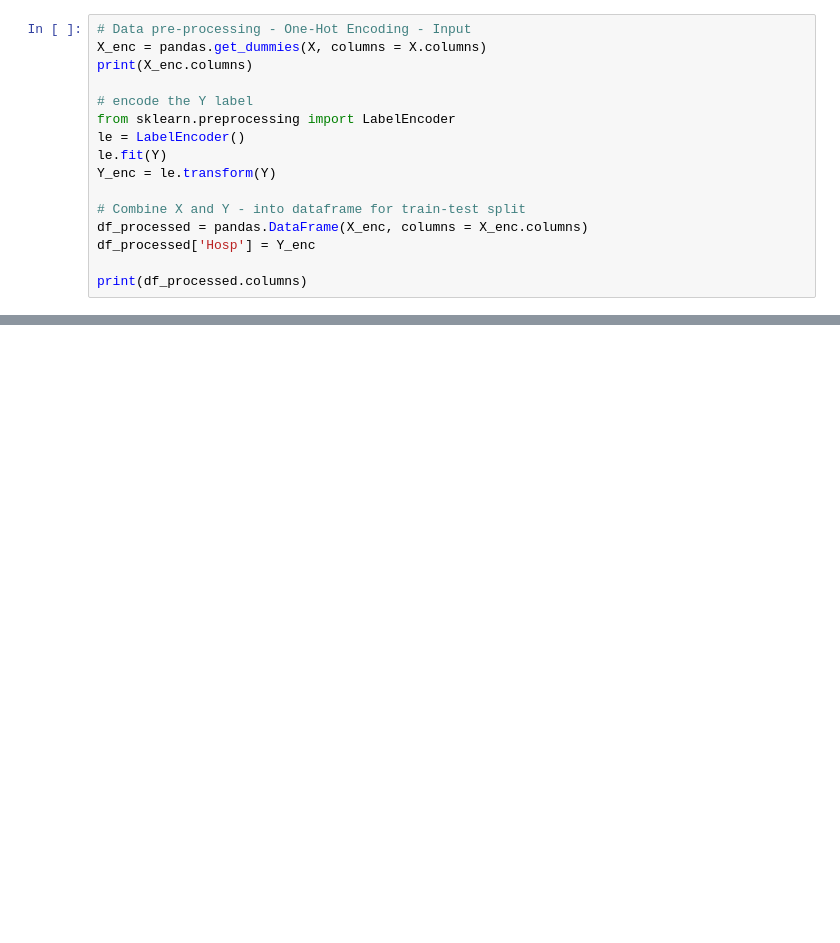
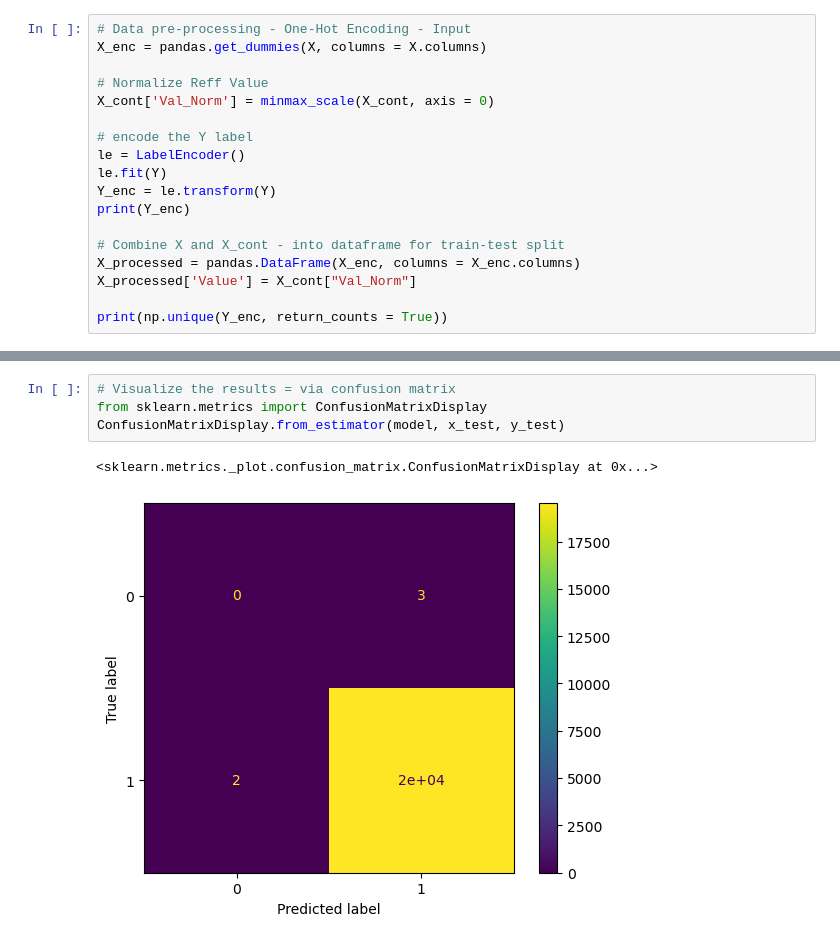
Before and after one commit to Wyf09140/CS5002_FP_Group3, a Jupyter notebook: DataVisualiz.ipynb, the cells around one changed output, grey strips where cells are left out. Cells and saved outputs as stored; diff of their text form; blank space fills up the shorter version.

```diff
--- a/DataVisualiz.ipynb
+++ b/DataVisualiz.ipynb
@@ -46,17 +50,19 @@ for param in X.columns:
 # %%
 # Data pre-processing - One-Hot Encoding - Input
 X_enc = pandas.get_dummies(X, columns = X.columns)
-print(X_enc.columns)
+
+# Normalize Reff Value
+X_cont['Val_Norm'] = minmax_scale(X_cont, axis = 0)
 
 # encode the Y label
-from sklearn.preprocessing import LabelEncoder
 le = LabelEncoder()
 le.fit(Y)
 Y_enc = le.transform(Y)
+print(Y_enc)
 
-# Combine X and Y - into dataframe for train-test split
-df_processed = pandas.DataFrame(X_enc, columns = X_enc.columns)
-df_processed['Hosp'] = Y_enc
+# Combine X and X_cont - into dataframe for train-test split
+X_processed = pandas.DataFrame(X_enc, columns = X_enc.columns)
+X_processed['Value'] = X_cont["Val_Norm"]
 
-print(df_processed.columns)
+print(np.unique(Y_enc, return_counts = True))
 # %% [output]
@@ -99,0 +131,7 @@ with open('categNB.pkl', 'wb') as f:
+# %%
+# Visualize the results = via confusion matrix
+from sklearn.metrics import ConfusionMatrixDisplay
+ConfusionMatrixDisplay.from_estimator(model, x_test, y_test)
+# %% [output]
+<sklearn.metrics._plot.confusion_matrix.ConfusionMatrixDisplay at 0x...>
+[figure, added]
```
Also changed, not shown: parts of 8 cells of this notebook.
